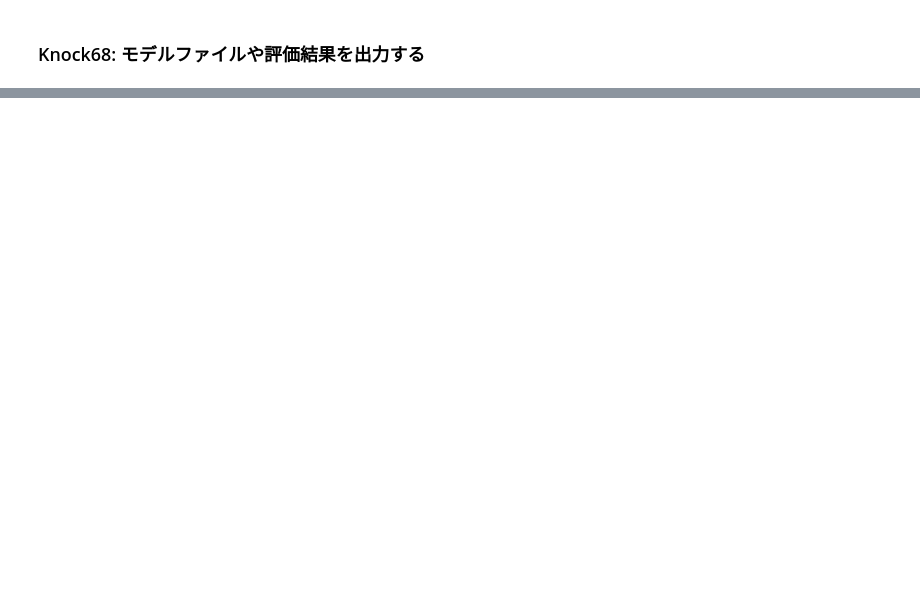
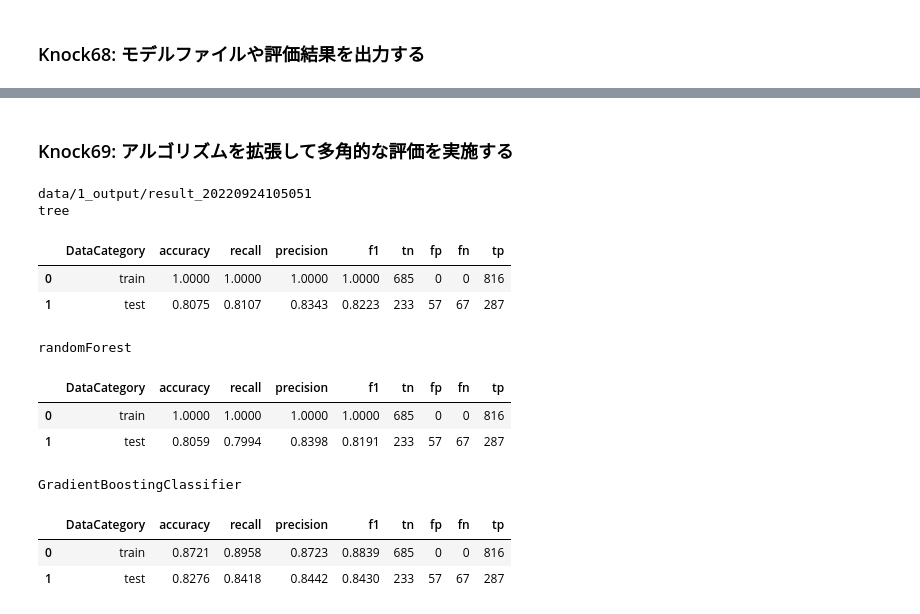
Before and after one commit to ginmaruGH/python-practical-machine-learning-system-100knocks, a Jupyter notebook: ch07/ch07.ipynb, the cells around one changed output, grey strips where cells are left out. Saved outputs shown, nothing was run; the diff lists cells and outputs as text; code cells hidden in the pictures; blank space fills up the shorter version.

Commit message:
Knock69: アルゴリズムを拡張して多角的な評価を実施する

```diff
--- a/ch07/ch07.ipynb
+++ b/ch07/ch07.ipynb
@@ -495,3 +496,73 @@ importance.to_csv(importance_path, index=False)
 cols.to_csv(cols_path, index=False)
 with open(model_path, mode="wb") as f:
     pickle.dump(model, f, protocol=2)
+# %% [markdown]
+### Knock69: アルゴリズムを拡張して多角的な評価を実施する
+# %%
+# 複数アルゴリズムでのモデル構築
+
+# モデルの定義
+models = {
+    "tree": DecisionTreeClassifier(random_state=0),
+    "randomForest": RandomForestClassifier(random_state=0),
+    "GradientBoostingClassifier": GradientBoostingClassifier(random_state=0)
+}
+
+# フォルダの作成
+now = datetime.datetime.now().strftime("%Y%m%d%H%M%S")
+target_output_dir_name = "result_" + now
+target_output_dir = os.path.join(output_dir, target_output_dir_name)
+os.makedirs(target_output_dir, exist_ok=True)
+print(target_output_dir)
+
+score_all = []
+importance_all = []
+for model_name, model in models.items():
+    print(model_name)
+    # モデル構築・評価
+    score, importance, model, cols = make_model_and_eval(
+        model, X_train, X_test, y_train, y_test
+    )
+    score["model_name"] = model_name
+    importance["model_name"] = model_name
+
+    # モデル保存（pickle）
+    model_name = f"model_{model_name}.pickle"
+    model_path = os.path.join(target_output_dir, model_name)
+    with open(model_path, mode="wb") as f:
+        pickle.dump(model, f, protocol=2)
+
+    score_all.append(score)
+    importance_all.append(importance)
+
+# データフレーム化
+score_all = pd.concat(score_all, ignore_index=True)
+importance_all = pd.concat(importance_all, ignore_index=True)
+cols = pd.DataFrame({"X_cols": X_train.columns})
+
+# ファイル保存（csv）
+score_name = "score.csv"
+importance_name = "importance.csv"
+cols_name = "X_cols.csv"
+
+score_path = os.path.join(target_output_dir, score_name)
+importance_path = os.path.join(target_output_dir, importance_name)
+cols_path = os.path.join(target_output_dir, cols_name)
+
+score_all.to_csv(score_path, index=False)
+importance_all.to_csv(importance_path, index=False)
+cols.to_csv(cols_path, index=False)
+# %% [output]
+data/1_output/result_20220924105051
+tree
+|  | DataCategory | accuracy | recall | precision | f1 | tn | fp | fn | tp |
+| 0 | train | 1.0000 | 1.0000 | 1.0000 | 1.0000 | 685 | 0 | 0 | 816 |
+| 1 | test | 0.8075 | 0.8107 | 0.8343 | 0.8223 | 233 | 57 | 67 | 287 |
+randomForest
+|  | DataCategory | accuracy | recall | precision | f1 | tn | fp | fn | tp |
+| 0 | train | 1.0000 | 1.0000 | 1.0000 | 1.0000 | 685 | 0 | 0 | 816 |
+| 1 | test | 0.8059 | 0.7994 | 0.8398 | 0.8191 | 233 | 57 | 67 | 287 |
+GradientBoostingClassifier
+|  | DataCategory | accuracy | recall | precision | f1 | tn | fp | fn | tp |
+| 0 | train | 0.8721 | 0.8958 | 0.8723 | 0.8839 | 685 | 0 | 0 | 816 |
+| 1 | test | 0.8276 | 0.8418 | 0.8442 | 0.8430 | 233 | 57 | 67 | 287 |
```
Also changed, not shown: parts of 4 cells of this notebook.
